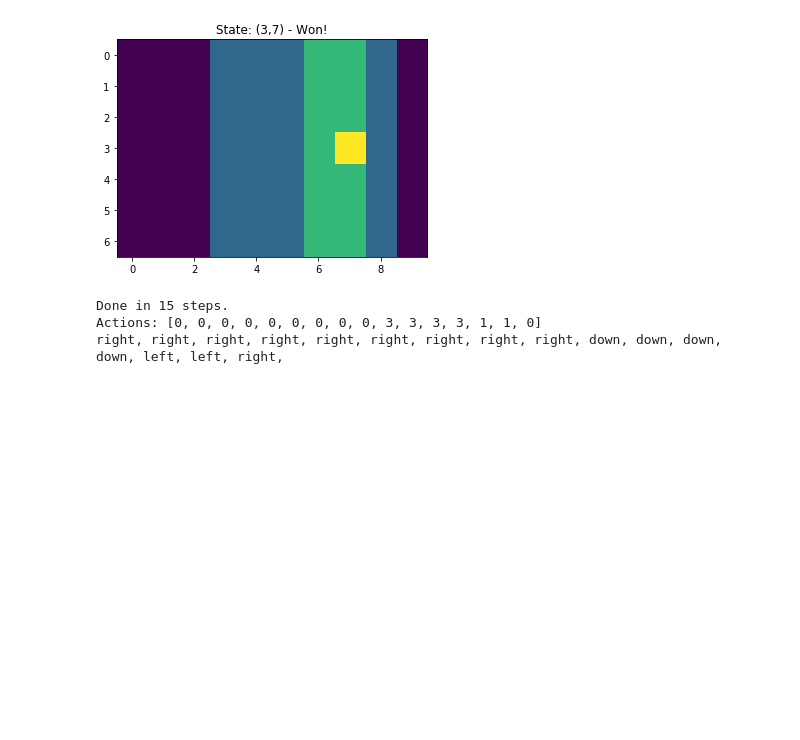
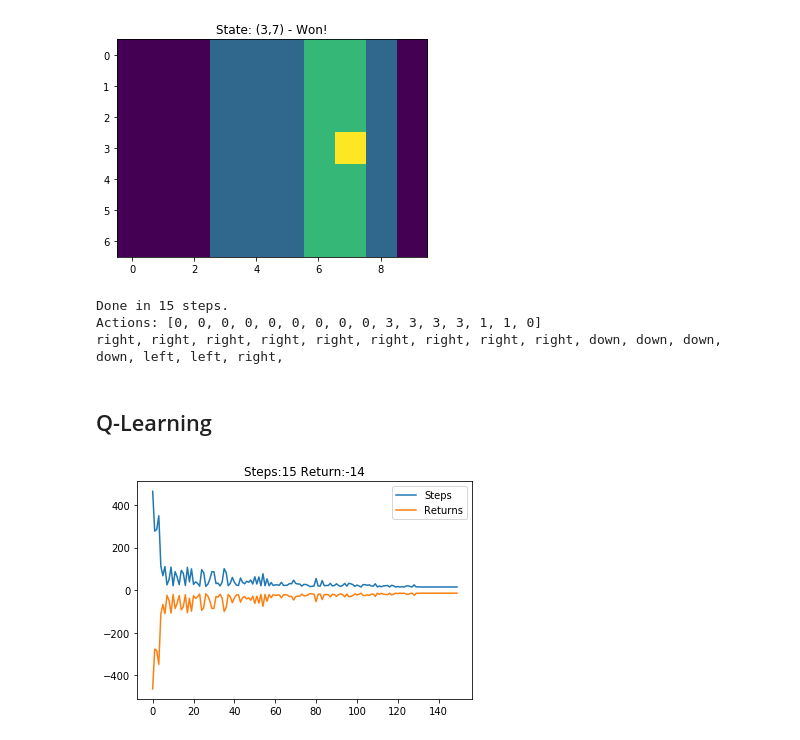
Before and after one commit to FredAmouzgar/RL-sutton, a Jupyter notebook: ch06-TD/Example6.5_WindyGridWorld.ipynb, the cells around one changed output. Saved outputs shown, nothing was run; the diff lists cells and outputs as text; code cells hidden in the pictures; blank space fills up the shorter version.

```diff
--- a/ch06-TD/Example6.5_WindyGridWorld.ipynb
+++ b/ch06-TD/Example6.5_WindyGridWorld.ipynb
@@ -249,3 +249,5 @@ for episode in range(3):
 Done in 15 steps.
 Actions: [0, 0, 0, 0, 0, 0, 0, 0, 0, 3, 3, 3, 3, 1, 1, 0]
 right, right, right, right, right, right, right, right, right, down, down, down, down, left, left, right,
+# %% [markdown]
+## Q-Learning
@@ -251,0 +288,30 @@ right, right, right, right, right, right, right, right, right, down, down, down,
+# %%
+env = WindyGridWorld()
+agent = Agent_Q_learning(env.states_n, env.actions_n,epsilon_decay=True)
+
+steps_qlearning_decay = []
+returns_qlearning_decay = []
+for episode in range(150):
+    env.reset()
+    state = env.state
+    action = agent.act(state)
+    done = False
+    step_n = 0
+    return_episode = 0
+    while not done:
+        new_state,reward,done = env.step(action)
+        return_episode += reward
+        new_action = agent.update(new_state, reward,state,action,done)
+        state, action = new_state, new_action
+        step_n += 1
+        if done:
+            steps_qlearning_decay.append(step_n)
+            returns_qlearning_decay.append(return_episode)
+            clear_output(wait=True)
+            plt.title("Steps:" + str(step_n) + " Return:"+str(return_episode))
+            plt.plot(list(range(len(steps_qlearning_decay))),steps_qlearning_decay)
+            plt.plot(list(range(len(steps_qlearning_decay))),returns_qlearning_decay)
+            plt.legend(["Steps", "Returns"])
+            plt.show()
+# %% [output]
+[figure, added]
```
Also changed, not shown: parts of 8 cells of this notebook, 2 other files.
